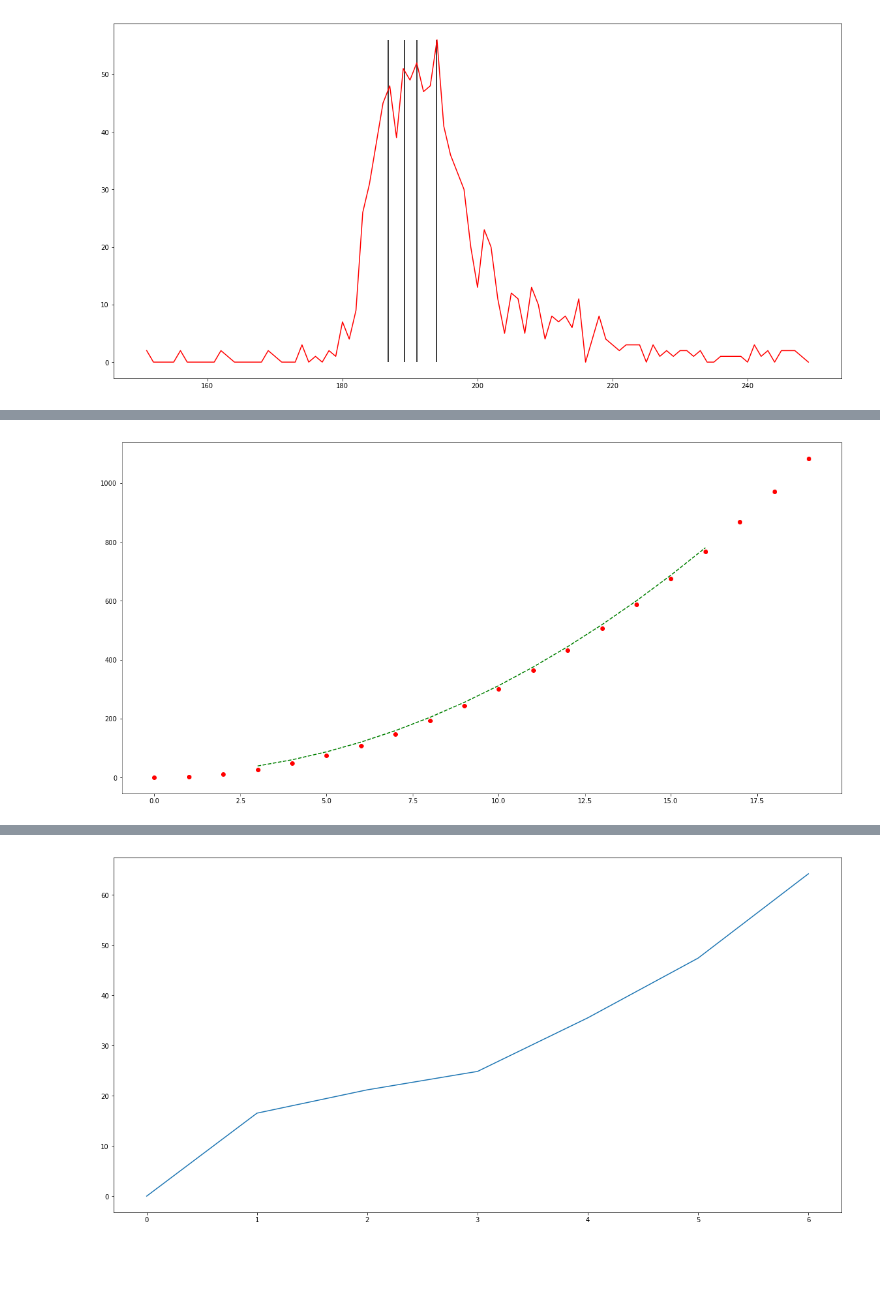
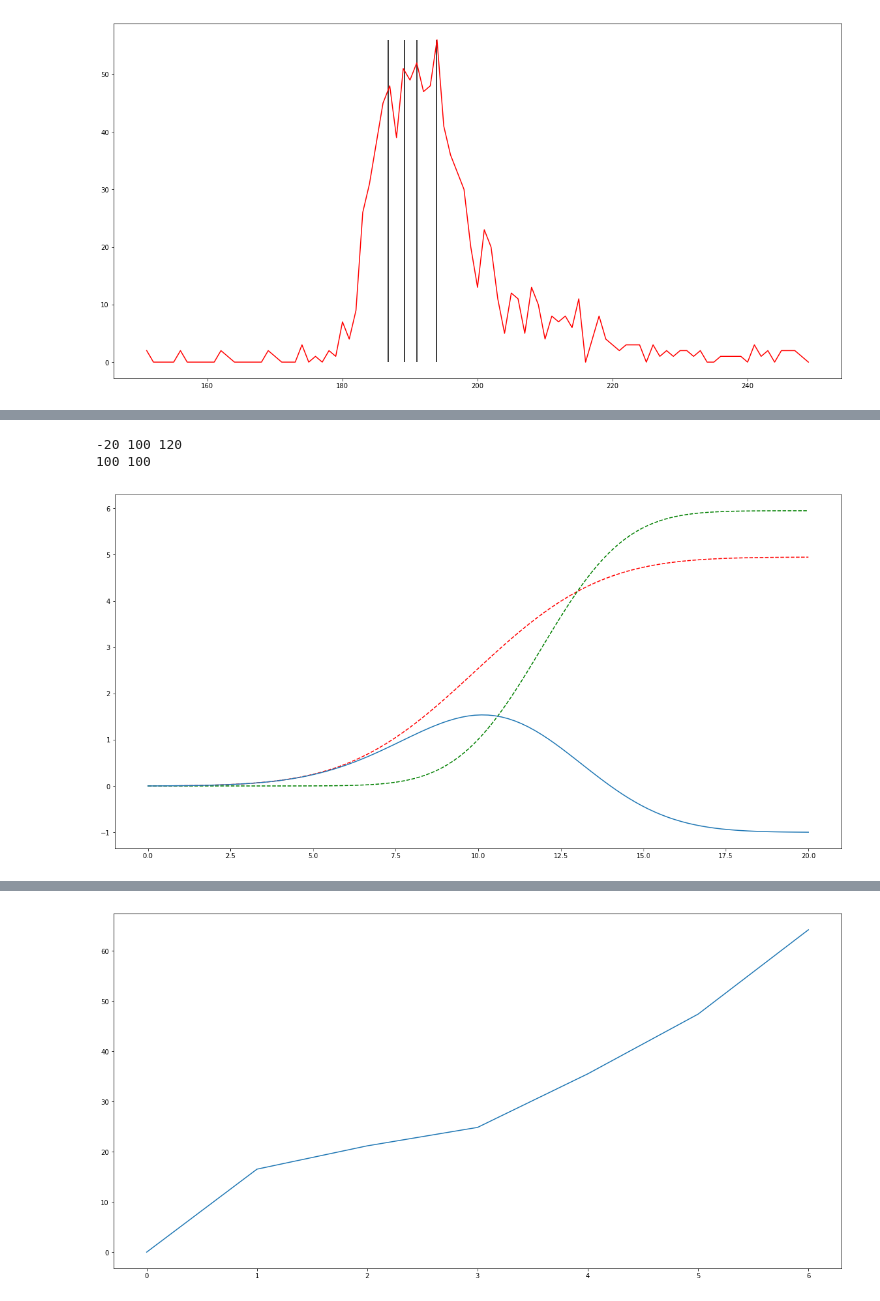
Before and after one commit to J-RParker/PHY341, a Jupyter notebook: Testing.ipynb, the cells around one changed output, grey strips where cells are left out. Cells and saved outputs as stored; diff of their text form; code cells hidden in the pictures; blank space fills up the shorter version.

```diff
--- a/Testing.ipynb
+++ b/Testing.ipynb
@@ -106,0 +124,10 @@ plt.show()
+# %%
+fig,ax=plt.subplots()
+w=5
+s=1.5
+c=3
+x=(np.linspace(-w,w,100))
+y=norm.pdf(x)
+ax.plot(x,y)
+ax.vlines(np.linspace(-c*s,c*s,2*c+1),0,y.max())
+plt.show()
@@ -106,0 +136,9 @@ plt.show()
+# %%
+x=np.linspace(0,20,20)
+y=3*x**2
+print(norm.pdf(0))
+x2,y2=gbox(x,y,1)
+fig,ax=plt.subplots(figsize=(20,10))
+ax.plot(x,y,'ro')
+ax.plot(x2,y2,'g--')
+plt.show()
@@ -107,35 +149,76 @@ plt.show()
 # %%
 def box(x,y,w=3):
     l=len(x)
     x2=np.linspace(x[w],x[l-(w+1)],(l-2*w))
     #print(x,x2)
     y2=[]
     for i in range(len(x2)):
         #print(i,x2[i],y[i],y[i+2*w])
         y2.append(np.mean(y[i:i+2*w+1]))
     y2=np.array(y2)
     return(x2,y2)
 
 
 
-x=np.arange(20)
-y=3*x**2
-x2,y2=box(x,y)
 
-
-fig,ax=plt.subplots(figsize=(20,10))
-ax.plot(x,y,'ro')
-ax.plot(x2,y2,'g--')
-plt.show()
 
 def chi(y,y2):
     l=len(y)
     w=int(((len(y)-len(y2))/2))
     y=(y[w:l-w])
     c=sum(((y-y2)**2)/y.std()**2)
     return(c)
 
 
-def gbox(x,y)
+def gbox(x,y,sigma=1):
+    w=math.ceil(3*sigma)
+    g0=[]
+    for i in range(w+1):
+        g0.append(norm.pdf(i,scale=sigma))
+    l=len(x)
+    x2=np.linspace(x[w],x[l-(w+1)],(l-2*w))
+    y2=[]
+    for i in range(len(x2)):
+        t=0
+        for j in range(-w,w+1):
+            t+=(y[i+w+j]*g0[abs(j)])
+        y2.append(t)
+    return(x2,np.array(y2))
+
+def cdf(x):
+    t=[]
+    c=0
+    for i in x:
+        c+=i
+        t.append(c)
+    return(np.array(t))
+
+def ks(y1,y2):
+    l1,l2=len(y1),len(y2)
+    l=l1-l2
+    print(l,l1,l2)
+    if l > 0:
+        y1=y1[int((l/2)):int(l2+l/2)]
+    elif l < 0:
+        y2=y2[int((-l/2)):int(l1-l/2)]
+
+    print(len(y1),len(y2))
+    k=cdf(y1)-cdf(y2)
+    return(k)
+
+
+x=np.linspace(0,20,100)
+x2=np.linspace(0,20,120)
+y=norm.pdf(x,10,3)
+z=norm.pdf(x2,12,2)
+
+#x2,y2=gbox(x,y,1)
+fig,ax=plt.subplots(figsize=(20,10))
+ax.plot(x,cdf(y),'r--')
+ax.plot(x2,cdf(z),'g--')
+ax.plot(x,ks(y,z))
+plt.show()
 # %% [output]
+-20 100 120
+100 100
-[figure, old version]
+[figure, new version]
```
Also changed, not shown: parts of 14 cells of this notebook.
